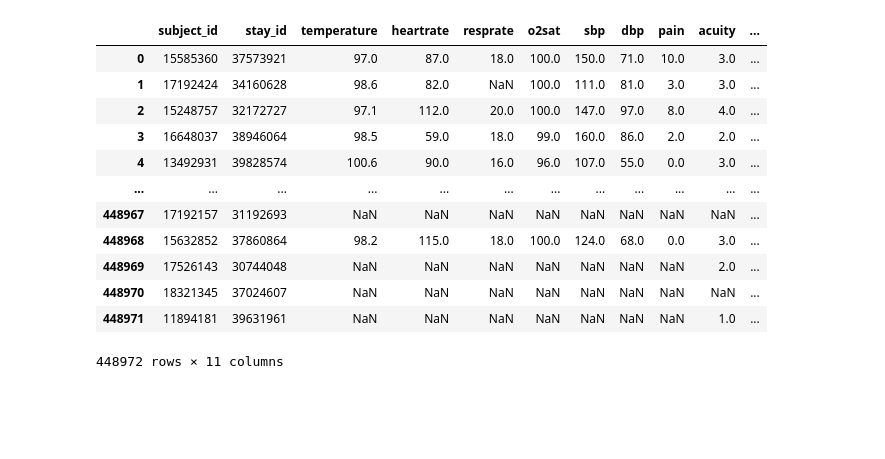
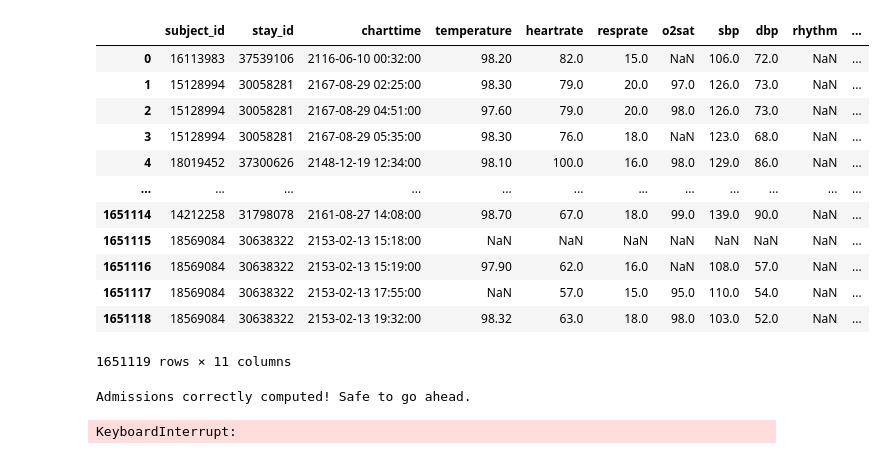
Before and after one commit to hrna-ox/VarPhenClustering, a Jupyter notebook: Developing Code.ipynb, the cells around one changed output. Saved outputs shown, nothing was run; the diff lists cells and outputs as text; code cells hidden in the pictures; blank space fills up the shorter version.

```diff
--- a/Developing Code.ipynb
+++ b/Developing Code.ipynb
@@ -31,16 +19,0 @@ triage_ed = pd.read_csv(DEFAULT_CONFIG["DATA_FD"] + "ed/triage.csv", index_col=N
-# %%
-triage_ed
-# %% [output]
-|  | subject_id | stay_id | temperature | heartrate | resprate | o2sat | sbp | dbp | pain | acuity | ... |
-| 0 | 15585360 | 37573921 | 97.0 | 87.0 | 18.0 | 100.0 | 150.0 | 71.0 | 10.0 | 3.0 | ... |
-| 1 | 17192424 | 34160628 | 98.6 | 82.0 | NaN | 100.0 | 111.0 | 81.0 | 3.0 | 3.0 | ... |
-| 2 | 15248757 | 32172727 | 97.1 | 112.0 | 20.0 | 100.0 | 147.0 | 97.0 | 8.0 | 4.0 | ... |
-| 3 | 16648037 | 38946064 | 98.5 | 59.0 | 18.0 | 99.0 | 160.0 | 86.0 | 2.0 | 2.0 | ... |
-| 4 | 13492931 | 39828574 | 100.6 | 90.0 | 16.0 | 96.0 | 107.0 | 55.0 | 0.0 | 3.0 | ... |
-| ... | ... | ... | ... | ... | ... | ... | ... | ... | ... | ... | ... |
-| 448967 | 17192157 | 31192693 | NaN | NaN | NaN | NaN | NaN | NaN | NaN | NaN | ... |
-| 448968 | 15632852 | 37860864 | 98.2 | 115.0 | 18.0 | 100.0 | 124.0 | 68.0 | 0.0 | 3.0 | ... |
-| 448969 | 17526143 | 30744048 | NaN | NaN | NaN | NaN | NaN | NaN | NaN | 2.0 | ... |
-| 448970 | 18321345 | 37024607 | NaN | NaN | NaN | NaN | NaN | NaN | NaN | NaN | ... |
-| 448971 | 11894181 | 39631961 | NaN | NaN | NaN | NaN | NaN | NaN | NaN | 1.0 | ... |
-448972 rows × 11 columns
@@ -46,0 +22,34 @@ triage_ed
+# %%
+adm_inter = pd.read_csv(
+                DEFAULT_CONFIG["SAVE_FD"] + "admissions_intermediate.csv",
+                index_col=0,
+                header=0,
+                parse_dates=DEFAULT_CONFIG["VITALS_TIME_VARS"]
+                )
+vital_signs_ed = pd.read_csv(
+                DEFAULT_CONFIG["DATA_FD"] + "ed/vitalsign.csv",
+                index_col=None,
+                header=0,
+                low_memory=False,
+                parse_dates=["charttime"])
+# %%
+vital_signs_ed
+# %% [output]
+|  | subject_id | stay_id | charttime | temperature | heartrate | resprate | o2sat | sbp | dbp | rhythm | ... |
+| 0 | 16113983 | 37539106 | 2116-06-10 00:32:00 | 98.20 | 82.0 | 15.0 | NaN | 106.0 | 72.0 | NaN | ... |
+| 1 | 15128994 | 30058281 | 2167-08-29 02:25:00 | 98.30 | 79.0 | 20.0 | 97.0 | 126.0 | 73.0 | NaN | ... |
+| 2 | 15128994 | 30058281 | 2167-08-29 04:51:00 | 97.60 | 79.0 | 20.0 | 98.0 | 126.0 | 73.0 | NaN | ... |
+| 3 | 15128994 | 30058281 | 2167-08-29 05:35:00 | 98.30 | 76.0 | 18.0 | NaN | 123.0 | 68.0 | NaN | ... |
+| 4 | 18019452 | 37300626 | 2148-12-19 12:34:00 | 98.10 | 100.0 | 16.0 | 98.0 | 129.0 | 86.0 | NaN | ... |
+| ... | ... | ... | ... | ... | ... | ... | ... | ... | ... | ... | ... |
+| 1651114 | 14212258 | 31798078 | 2161-08-27 14:08:00 | 98.70 | 67.0 | 18.0 | 99.0 | 139.0 | 90.0 | NaN | ... |
+| 1651115 | 18569084 | 30638322 | 2153-02-13 15:18:00 | NaN | NaN | NaN | NaN | NaN | NaN | NaN | ... |
+| 1651116 | 18569084 | 30638322 | 2153-02-13 15:19:00 | 97.90 | 62.0 | 16.0 | NaN | 108.0 | 57.0 | NaN | ... |
+| 1651117 | 18569084 | 30638322 | 2153-02-13 17:55:00 | NaN | 57.0 | 15.0 | 95.0 | 110.0 | 54.0 | NaN | ... |
+| 1651118 | 18569084 | 30638322 | 2153-02-13 19:32:00 | 98.32 | 63.0 | 18.0 | 98.0 | 103.0 | 52.0 | NaN | ... |
+1651119 rows × 11 columns
+# %%
+tests.admissions_processed_correctly(adm_inter)
+tests.test_is_complete_ids(vital_signs_ed, "subject_id", "stay_id")
+# %% [output]
+Admissions correctly computed! Safe to go ahead.
@@ -46,0 +86,10 @@ triage_ed
+# %%
+vitals_S3 = (vitals_S2
+       .assign(time_to_end=lambda x: x["outtime"] - x["charttime"])
+       .sort_values(by=["stay_id", "time_to_end"], ascending=[True, False])
+       .groupby("stay_id", as_index=False)
+       .progress_apply(lambda x: _resample(x, time_feats = ["HR", "RR", "SBP"], resampling_rule = DEFAULT_CONFIG["RESAMPLING_RULE"]))
+       .reset_index(drop=True))
+vitals_S3.to_csv(DEFAULT_CONFIG["SAVE_FD"] + "vitals_S3.csv", index=True, header=True)
+# %% [output]
+KeyboardInterrupt:
```
Also changed, not shown: parts of 9 cells of this notebook, 5 other files.
